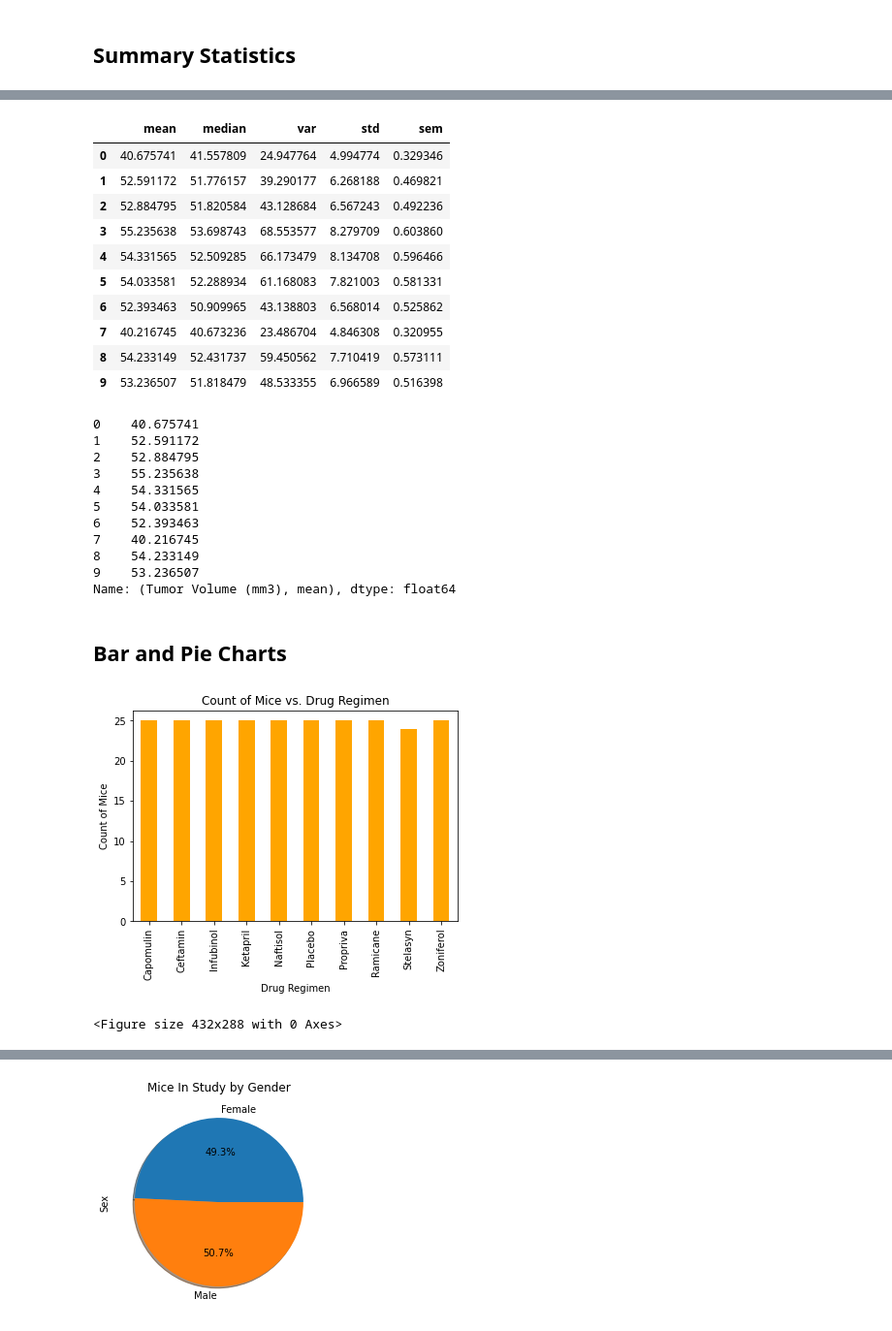
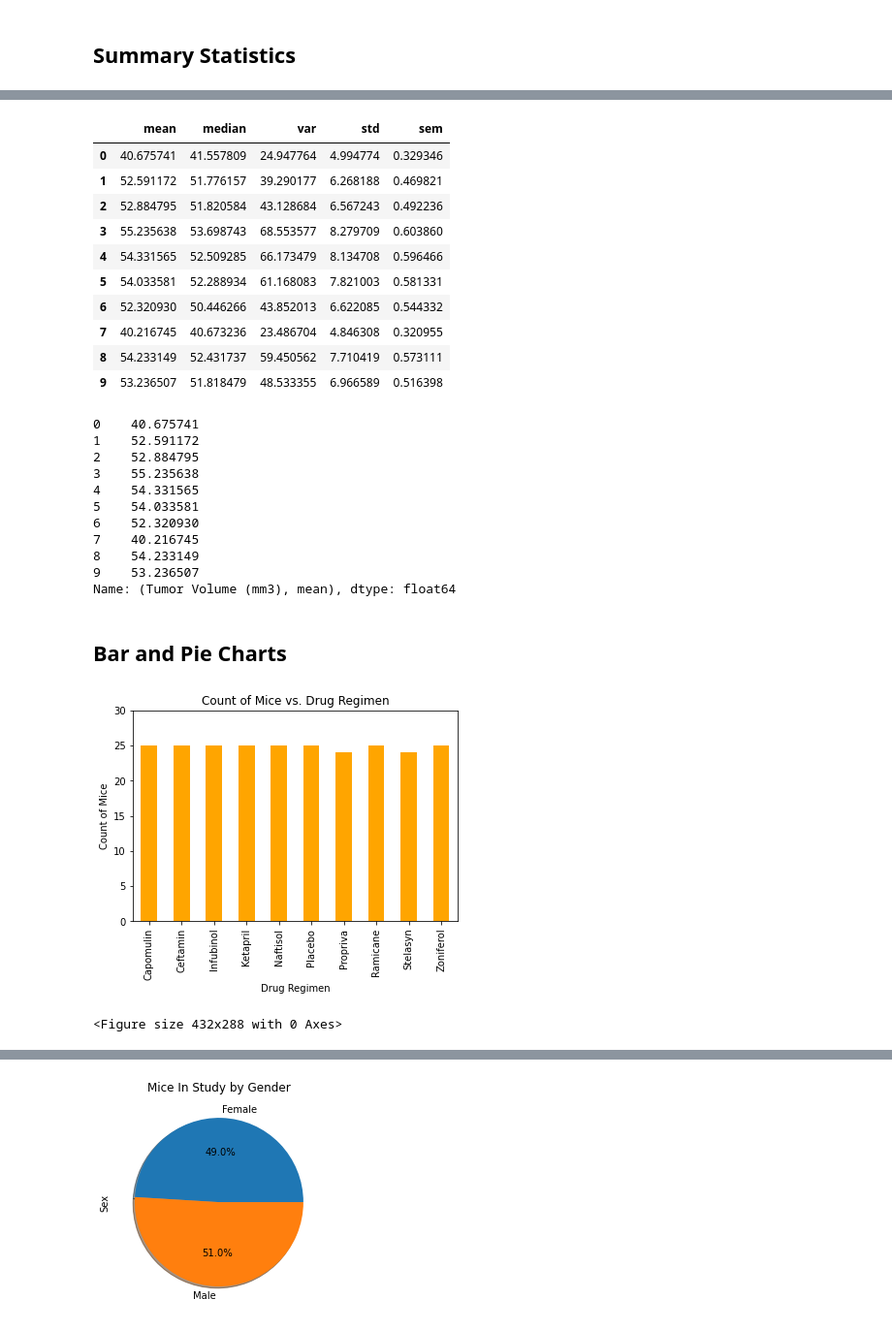
Before and after one commit to meielerol/matplotlib-challenge, a Jupyter notebook: pymaceuticals_starter.ipynb, the cells around one changed output, grey strips where cells are left out. Shown at 97% size. Saved outputs shown, nothing was run; the diff lists cells and outputs as text; code cells hidden in the pictures.

```diff
--- a/pymaceuticals_starter.ipynb
+++ b/pymaceuticals_starter.ipynb
@@ -78,7 +78,12 @@ duplicatedMiceID
 array(['g989'], dtype=object)
 # %%
 # Create a clean DataFrame by dropping the duplicate mouse by its ID.
-mouseClean_df = mouseStudy_df.drop_duplicates(subset=['Mouse ID','Timepoint']).reset_index(drop=True)
+for x in duplicatedMiceID:
+    mouseClean_df = mouseStudy_df.loc[mouseStudy_df['Mouse ID'] != x].reset_index(drop=True)
+
+# #keep mouse but rid the duplicates
+# mouseClean_df = mouseStudy_df.drop_duplicates(subset=['Mouse ID','Timepoint']).reset_index(drop=True)
+
 mouseClean_df
 # %% [output]
 |  | Mouse ID | Drug Regimen | Sex | Age_months | Weight (g) | Timepoint | Tumor Volume (mm3) | ... |
@@ -161,7 +166,7 @@ tumorSummary_dfQuick[('Tumor Volume (mm3)')]
 | 3 | 55.235638 | 53.698743 | 68.553577 | 8.279709 | 0.603860 |
 | 4 | 54.331565 | 52.509285 | 66.173479 | 8.134708 | 0.596466 |
 | 5 | 54.033581 | 52.288934 | 61.168083 | 7.821003 | 0.581331 |
-| 6 | 52.393463 | 50.909965 | 43.138803 | 6.568014 | 0.525862 |
+| 6 | 52.320930 | 50.446266 | 43.852013 | 6.622085 | 0.544332 |
 | 7 | 40.216745 | 40.673236 | 23.486704 | 4.846308 | 0.320955 |
 | 8 | 54.233149 | 52.431737 | 59.450562 | 7.710419 | 0.573111 |
 | 9 | 53.236507 | 51.818479 | 48.533355 | 6.966589 | 0.516398 |
@@ -175,7 +180,7 @@ tumorSummary_dfQuick[('Tumor Volume (mm3)','mean')]
 3    55.235638
 4    54.331565
 5    54.033581
-6    52.393463
+6    52.320930
 7    40.216745
 8    54.233149
 9    53.236507
@@ -185,12 +190,13 @@ Name: (Tumor Volume (mm3), mean), dtype: float64
 # %%
 # Generate a bar plot showing the total number of mice for each treatment throughout the course of the study using pandas.
 numMiceDrugRegimen = mouseClean_df.groupby('Drug Regimen')['Mouse ID'].nunique()
 micePerDrug_chart = numMiceDrugRegimen.plot(kind='bar',facecolor='orange', title="Count of Mice vs. Drug Regimen")
 micePerDrug_chart.set_ylabel("Count of Mice")
+plt.ylim(0,30)
 plt.show()
 plt.tight_layout()
 # %% [output]
-[figure, old version]
+[figure, new version]
 <Figure size 432x288 with 0 Axes>
 # %%
 # Generate a bar plot showing the total number of mice for each treatment throughout the course of the study using pyplot.
```
Also changed, not shown: parts of 6 cells of this notebook, 1 other file.
